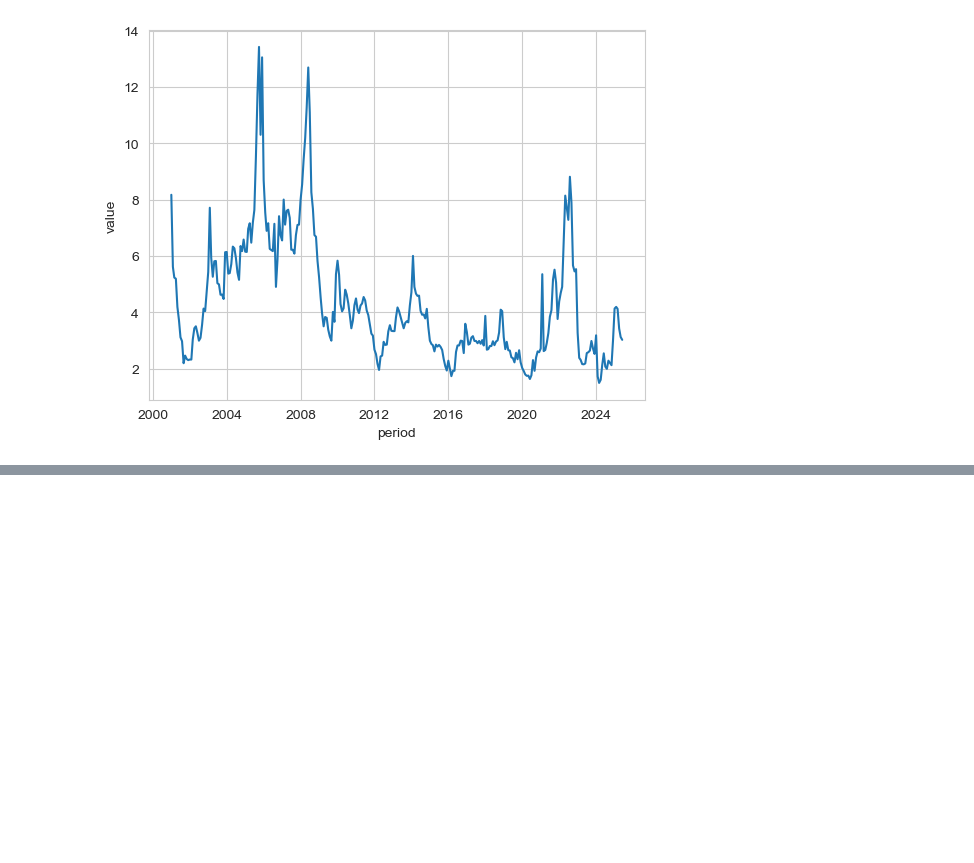
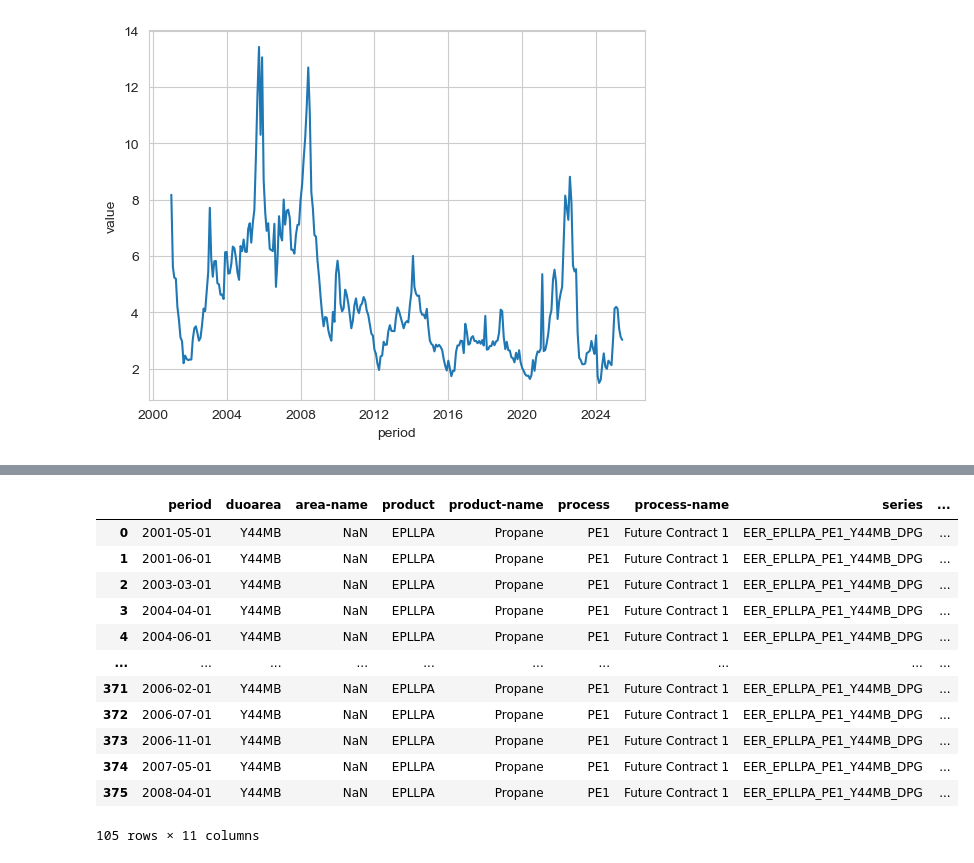
Before and after one commit to Erdos-Projects/fall-2025-forecasting-electricity-price, a Jupyter notebook: src/eda/will_eda.ipynb, the cells around one changed output, grey strips where cells are left out. Saved outputs shown, nothing was run; the diff lists cells and outputs as text; code cells hidden in the pictures; blank space fills up the shorter version.

```diff
--- a/src/eda/will_eda.ipynb
+++ b/src/eda/will_eda.ipynb
@@ -307,0 +311,18 @@ gas_futures_monthly.describe()
+# %%
+propane_futures = propane_futures[propane_futures.series == 'EER_EPLLPA_PE1_Y44MB_DPG']
+# %%
+propane_futures
+# %% [output]
+|  | period | duoarea | area-name | product | product-name | process | process-name | series | ... |
+| 0 | 2001-05-01 | Y44MB | NaN | EPLLPA | Propane | PE1 | Future Contract 1 | EER_EPLLPA_PE1_Y44MB_DPG | ... |
+| 1 | 2001-06-01 | Y44MB | NaN | EPLLPA | Propane | PE1 | Future Contract 1 | EER_EPLLPA_PE1_Y44MB_DPG | ... |
+| 2 | 2003-03-01 | Y44MB | NaN | EPLLPA | Propane | PE1 | Future Contract 1 | EER_EPLLPA_PE1_Y44MB_DPG | ... |
+| 3 | 2004-04-01 | Y44MB | NaN | EPLLPA | Propane | PE1 | Future Contract 1 | EER_EPLLPA_PE1_Y44MB_DPG | ... |
+| 4 | 2004-06-01 | Y44MB | NaN | EPLLPA | Propane | PE1 | Future Contract 1 | EER_EPLLPA_PE1_Y44MB_DPG | ... |
+| ... | ... | ... | ... | ... | ... | ... | ... | ... | ... |
+| 371 | 2006-02-01 | Y44MB | NaN | EPLLPA | Propane | PE1 | Future Contract 1 | EER_EPLLPA_PE1_Y44MB_DPG | ... |
+| 372 | 2006-07-01 | Y44MB | NaN | EPLLPA | Propane | PE1 | Future Contract 1 | EER_EPLLPA_PE1_Y44MB_DPG | ... |
+| 373 | 2006-11-01 | Y44MB | NaN | EPLLPA | Propane | PE1 | Future Contract 1 | EER_EPLLPA_PE1_Y44MB_DPG | ... |
+| 374 | 2007-05-01 | Y44MB | NaN | EPLLPA | Propane | PE1 | Future Contract 1 | EER_EPLLPA_PE1_Y44MB_DPG | ... |
+| 375 | 2008-04-01 | Y44MB | NaN | EPLLPA | Propane | PE1 | Future Contract 1 | EER_EPLLPA_PE1_Y44MB_DPG | ... |
+105 rows × 11 columns
```
Also changed, not shown: parts of 22 cells of this notebook.
